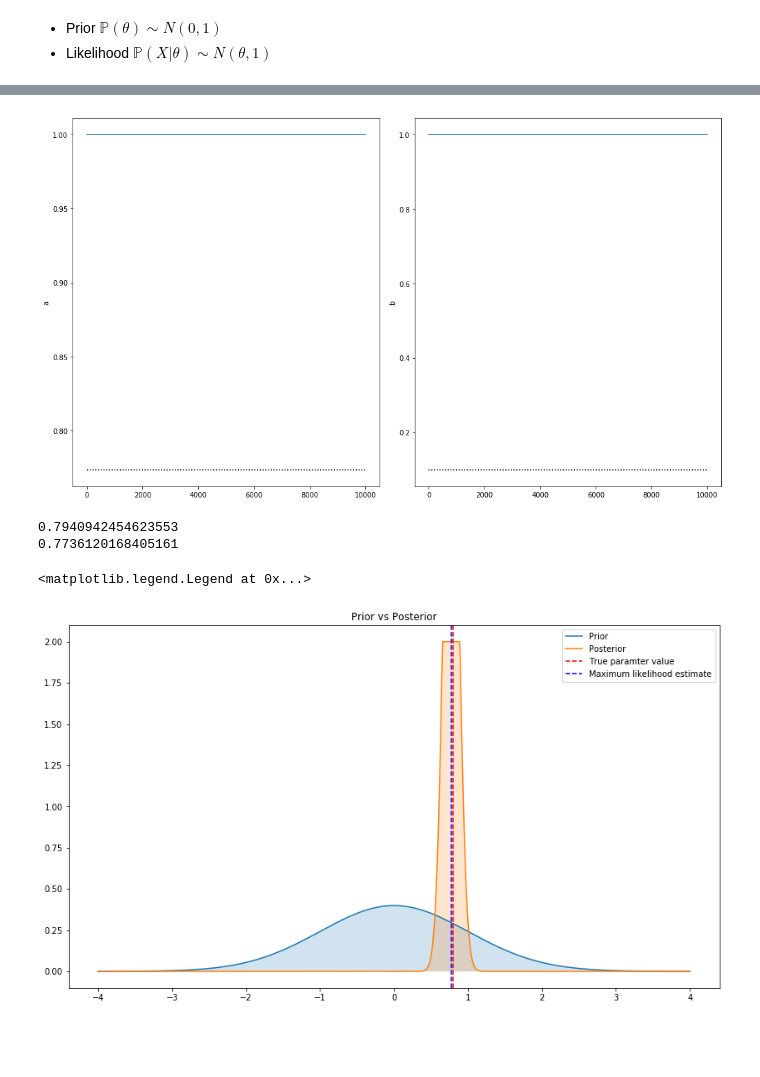
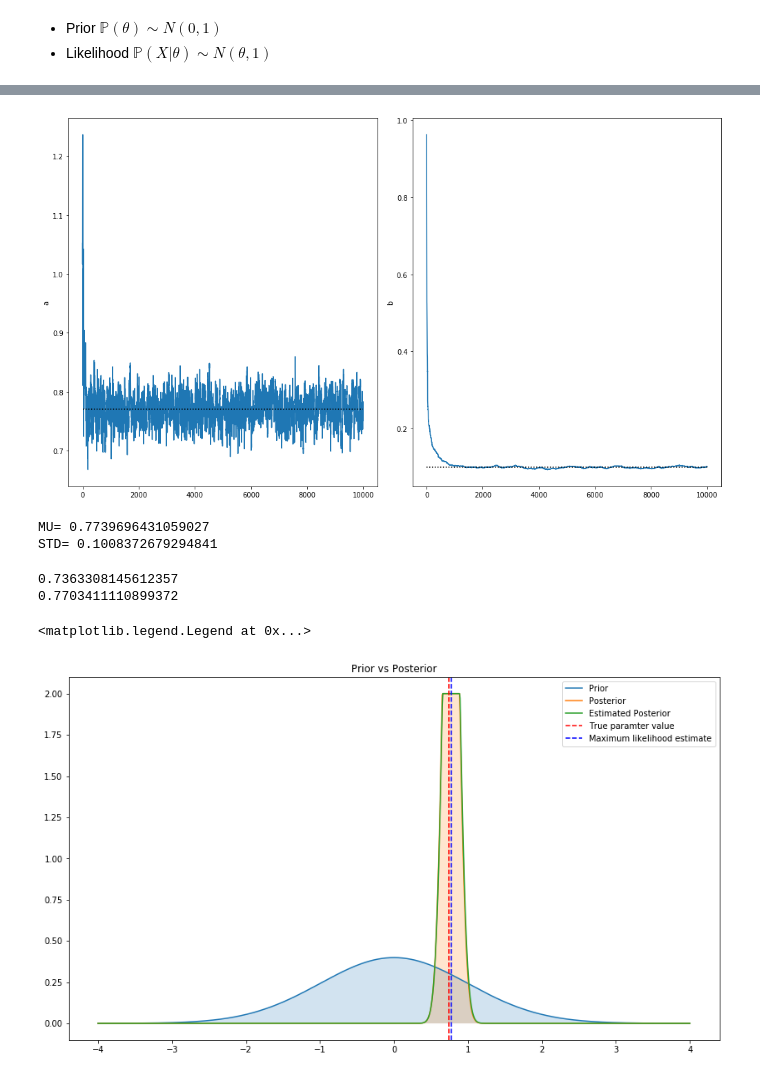
Before and after one commit to MillionIntegrals/bayesian-data-analysis, a Jupyter notebook: notebooks/pyro-variational-inference.ipynb, the cells around one changed output, grey strips where cells are left out. Saved outputs shown, nothing was run; the diff lists cells and outputs as text; code cells hidden in the pictures; blank space fills up the shorter version.

```diff
--- a/notebooks/pyro-variational-inference.ipynb
+++ b/notebooks/pyro-variational-inference.ipynb
@@ -250,41 +255,53 @@ std =  1.0
 # %%
 plt.subplot(1,2,1)
+plt.plot(a_history)
+
 plt.plot([0,num_steps],[X.sum() / (X.size + 1), X.sum() / (X.size + 1)], 'k:')
-plt.plot(a_history)
 plt.ylabel('a')
 
 plt.subplot(1,2,2)
 plt.ylabel('b')
+plt.plot(b_history)
+
 plt.plot([0,num_steps],[1.0 / np.sqrt(X.size + 1), 1.0 / np.sqrt(X.size + 1)], 'k:')
-plt.plot(b_history)
 plt.tight_layout()
 # %% [output]
-[figure, old version]
+[figure, new version]
 # %%
 # Analytical posterior
 Prior = Normal(0, 1)
 AnalyticalPosterior = Normal(X.sum() / (X.size + 1), 1.0 / np.sqrt(X.size + 1))
+# %%
+MU = pyro.param("c_a").item()
+STD = pyro.param("c_b").item()
+print("MU=", MU)
+print("STD=", STD)
+# %% [output]
+MU= 0.7739696431059027
+STD= 0.1008372679294841
 # %%
 print(hidden_theta)
-mle = AnalyticalPosterior.mean()
+mle = MU
 print(AnalyticalPosterior.mean())
+EstimatedPosterior = Normal(MU, STD)
 # %% [output]
-0.7940942454623553
-0.7736120168405161
+0.7363308145612357
+0.7703411110899372
 # %%
 fig, axs = plt.subplots(1, 1)
 axs.set_title("Prior vs Posterior")
 support = np.linspace(-4, 4, 10_00)
 
 axs.plot(support, Prior.pdf(support), label="Prior")
 axs.fill_between(support, 0, Prior.pdf(support), alpha=0.2)
 axs.plot(support, np.minimum(AnalyticalPosterior.pdf(support), 2.0), label="Posterior")
 axs.fill_between(support, 0, np.minimum(AnalyticalPosterior.pdf(support), 2.0), alpha=0.2)
+axs.plot(support, np.minimum(EstimatedPosterior.pdf(support), 2.0), label="Estimated Posterior")
 axs.axvline(hidden_theta, color='red', linestyle='--', label="True paramter value")
 axs.axvline(mle, color='blue', linestyle='--', label="Maximum likelihood estimate")
 
 
 axs.legend()
 # %% [output]
 <matplotlib.legend.Legend at 0x...>
-[figure, old version]
+[figure, new version]
```
Also changed, not shown: parts of 12 cells of this notebook, 5 other files.
